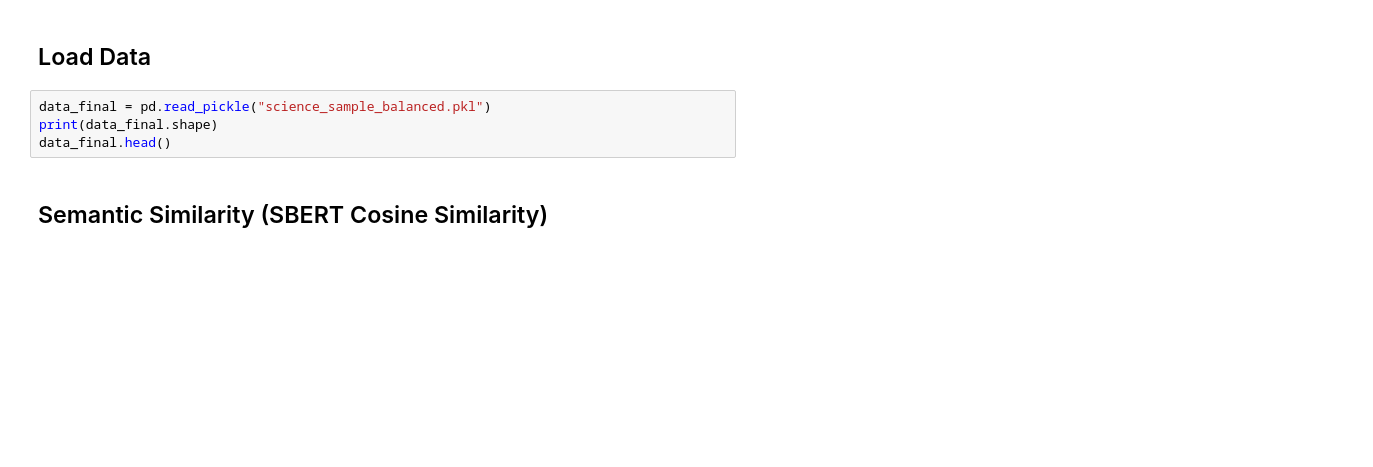
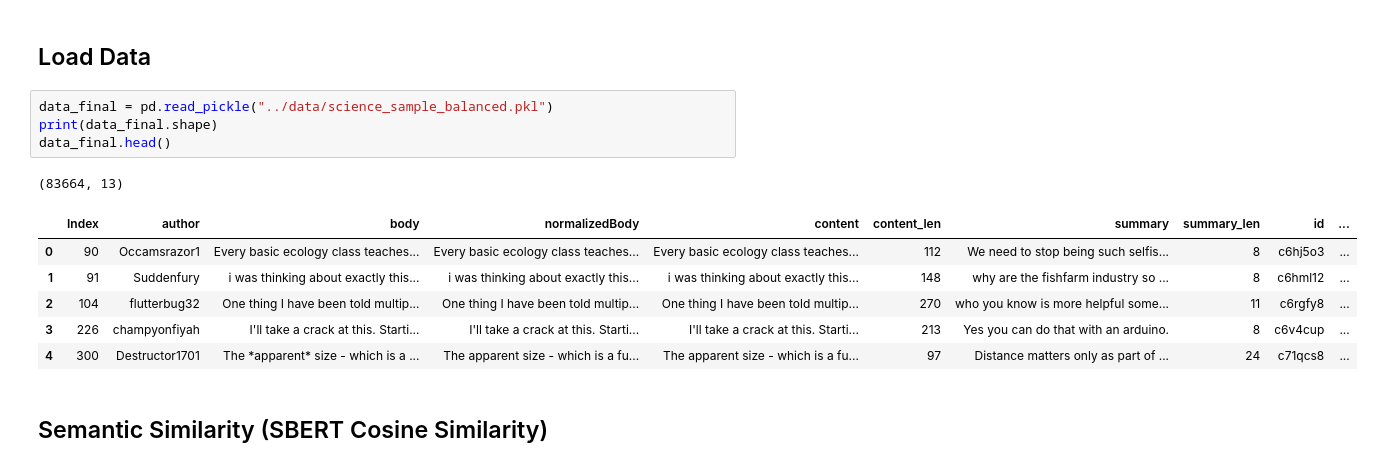
Before and after one commit to LudwigAKunz/docana-project-report, a Jupyter notebook: code/feature_engineering.ipynb, the cells around one changed output. Cells and saved outputs as stored; diff of their text form; blank space fills up the shorter version.

```diff
--- a/code/feature_engineering.ipynb
+++ b/code/feature_engineering.ipynb
@@ -22,9 +26,17 @@ import spacy
 # %% [markdown]
 ## Load Data
 # %%
-data_final = pd.read_pickle("science_sample_balanced.pkl")
+data_final = pd.read_pickle("../data/science_sample_balanced.pkl")
 print(data_final.shape)
 data_final.head()
+# %% [output]
+(83664, 13)
+|  | Index | author | body | normalizedBody | content | content_len | summary | summary_len | id | ... |
+| 0 | 90 | Occamsrazor1 | Every basic ecology class teaches... | Every basic ecology class teaches... | Every basic ecology class teaches... | 112 | We need to stop being such selfis... | 8 | c6hj5o3 | ... |
+| 1 | 91 | Suddenfury | i was thinking about exactly this... | i was thinking about exactly this... | i was thinking about exactly this... | 148 | why are the fishfarm industry so ... | 8 | c6hml12 | ... |
+| 2 | 104 | flutterbug32 | One thing I have been told multip... | One thing I have been told multip... | One thing I have been told multip... | 270 | who you know is more helpful some... | 11 | c6rgfy8 | ... |
+| 3 | 226 | champyonfiyah | I'll take a crack at this. Starti... | I'll take a crack at this. Starti... | I'll take a crack at this. Starti... | 213 | Yes you can do that with an arduino. | 8 | c6v4cup | ... |
+| 4 | 300 | Destructor1701 | The *apparent* size - which is a ... | The apparent size - which is a fu... | The apparent size - which is a fu... | 97 | Distance matters only as part of ... | 24 | c71qcs8 | ... |
 # %% [markdown]
 ## Semantic Similarity (SBERT Cosine Similarity)
 # %%
```
Also changed, not shown: parts of 8 cells of this notebook, 3 other files.
